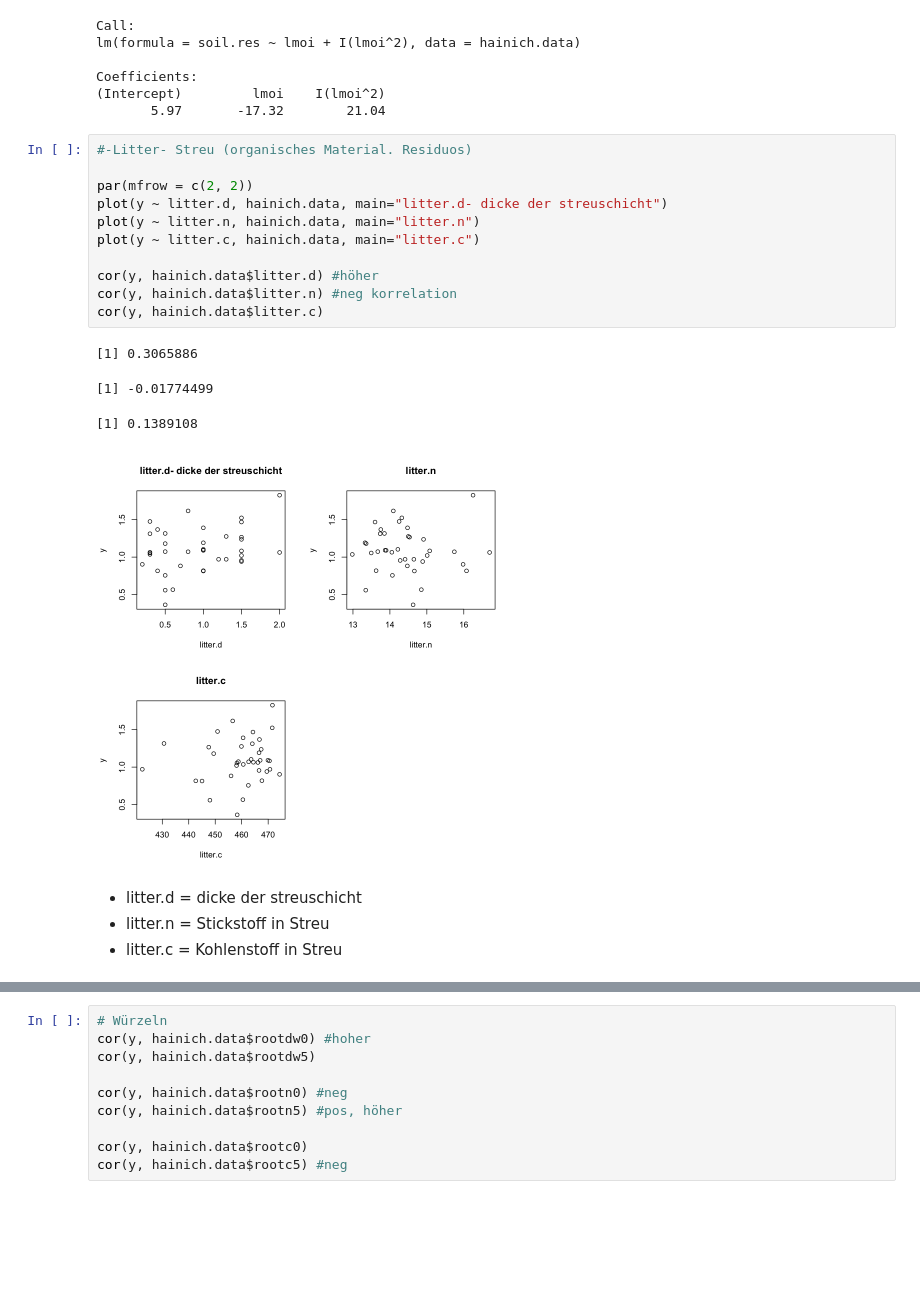
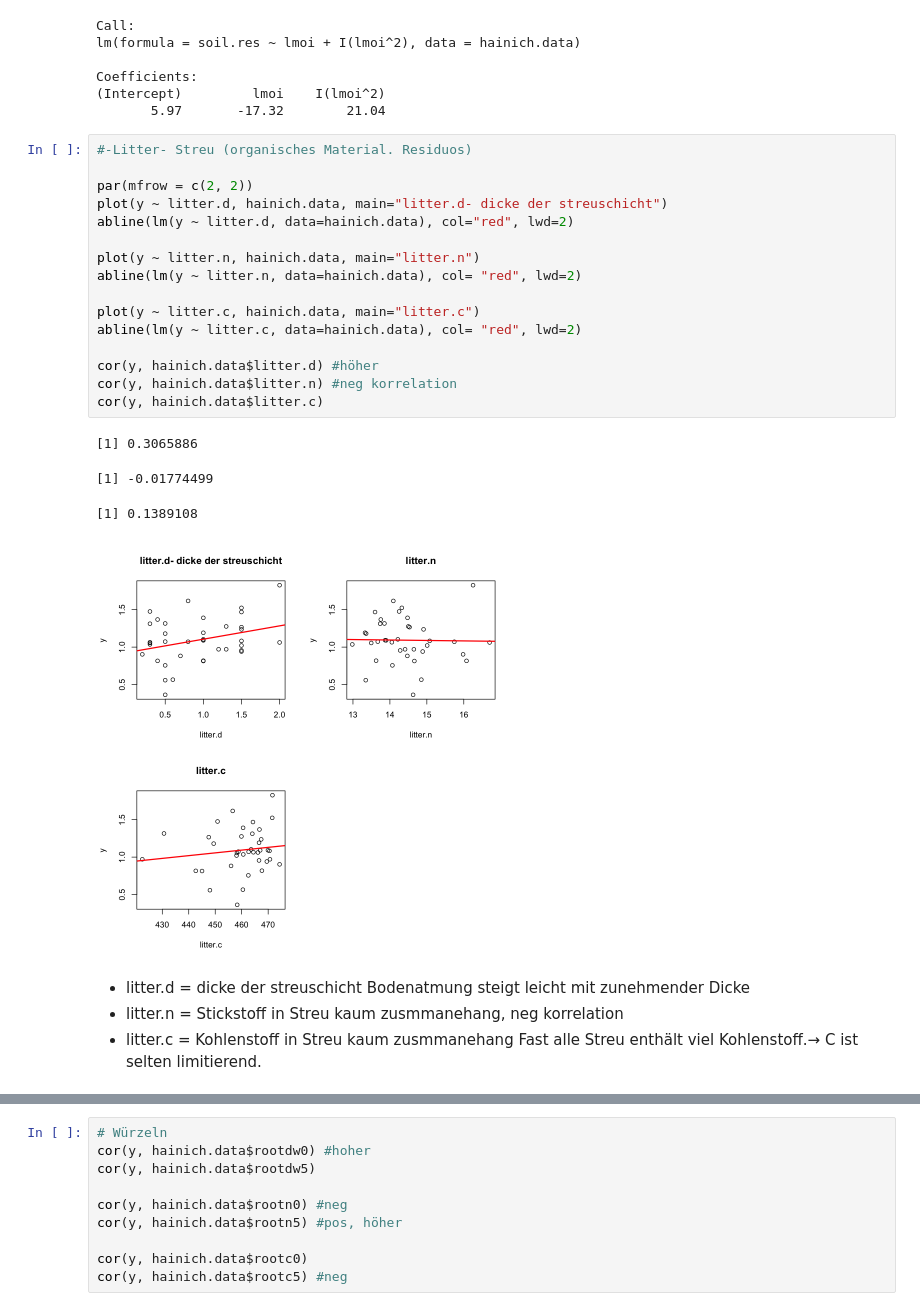
Before and after one commit to anshkhubchandani/statistik, a Jupyter notebook: projekt10.ipynb, the cells around one changed output, grey strips where cells are left out. Drawn from its saved outputs; the diff is of its cells as text; blank space fills up the shorter version.

```diff
--- a/projekt10.ipynb
+++ b/projekt10.ipynb
@@ -189,23 +191,32 @@ Coefficients:
 # %%
 #-Litter- Streu (organisches Material. Residuos)
 
 par(mfrow = c(2, 2))
 plot(y ~ litter.d, hainich.data, main="litter.d- dicke der streuschicht")
+abline(lm(y ~ litter.d, data=hainich.data), col="red", lwd=2)
+
 plot(y ~ litter.n, hainich.data, main="litter.n")
+abline(lm(y ~ litter.n, data=hainich.data), col= "red", lwd=2)
+
 plot(y ~ litter.c, hainich.data, main="litter.c")
+abline(lm(y ~ litter.c, data=hainich.data), col= "red", lwd=2)
 
 cor(y, hainich.data$litter.d) #höher
 cor(y, hainich.data$litter.n) #neg korrelation
 cor(y, hainich.data$litter.c)
 # %% [output]
 [1] 0.3065886
 [1] -0.01774499
 [1] 0.1389108
-[figure, old version]
+[figure, new version]
 # %% [markdown]
 - litter.d = dicke der streuschicht
+Bodenatmung steigt leicht mit zunehmender Dicke
 - litter.n = Stickstoff in Streu
+kaum zusmmanehang, neg korrelation
 - litter.c = Kohlenstoff in Streu
+kaum zusmmanehang
+Fast alle Streu enthält viel Kohlenstoff.→ C ist selten limitierend.
 # %%
 #-pH-Wert
 par(mfrow = c(2, 2))
```
Also changed, not shown: parts of 18 cells of this notebook.
